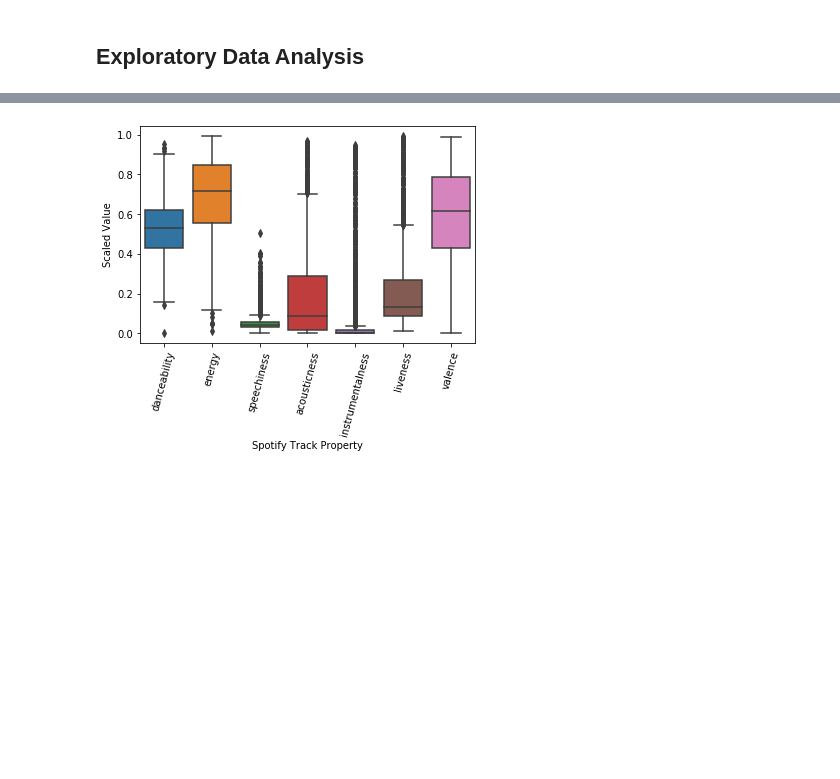
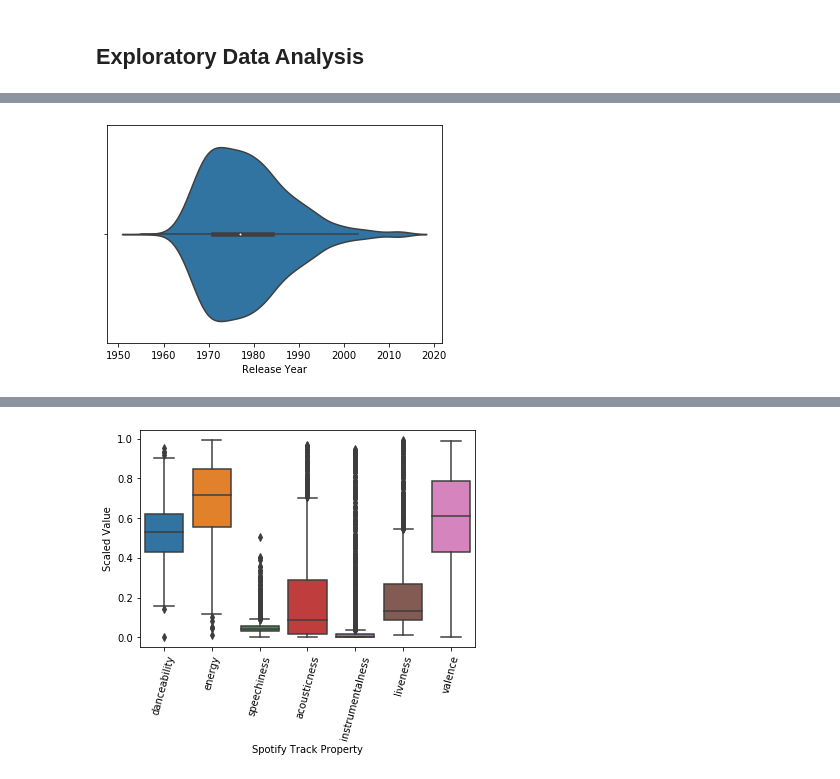
Before and after one commit to uic-cs418/cs418-s20-the-diatonics, a Jupyter notebook: CS418-Project.ipynb, the cells around one changed output, grey strips where cells are left out. Saved outputs shown, nothing was run; the diff lists cells and outputs as text; code cells hidden in the pictures; blank space fills up the shorter version.

```diff
--- a/CS418-Project.ipynb
+++ b/CS418-Project.ipynb
@@ -69,0 +86,5 @@ tracks_with_audio_features.head()
+# %%
+import viz
+viz.get_release_year_distribution_graph(raw_song_data)
+# %% [output]
+[figure, added]
```
Also changed, not shown: parts of 18 cells of this notebook, 2 other files.
